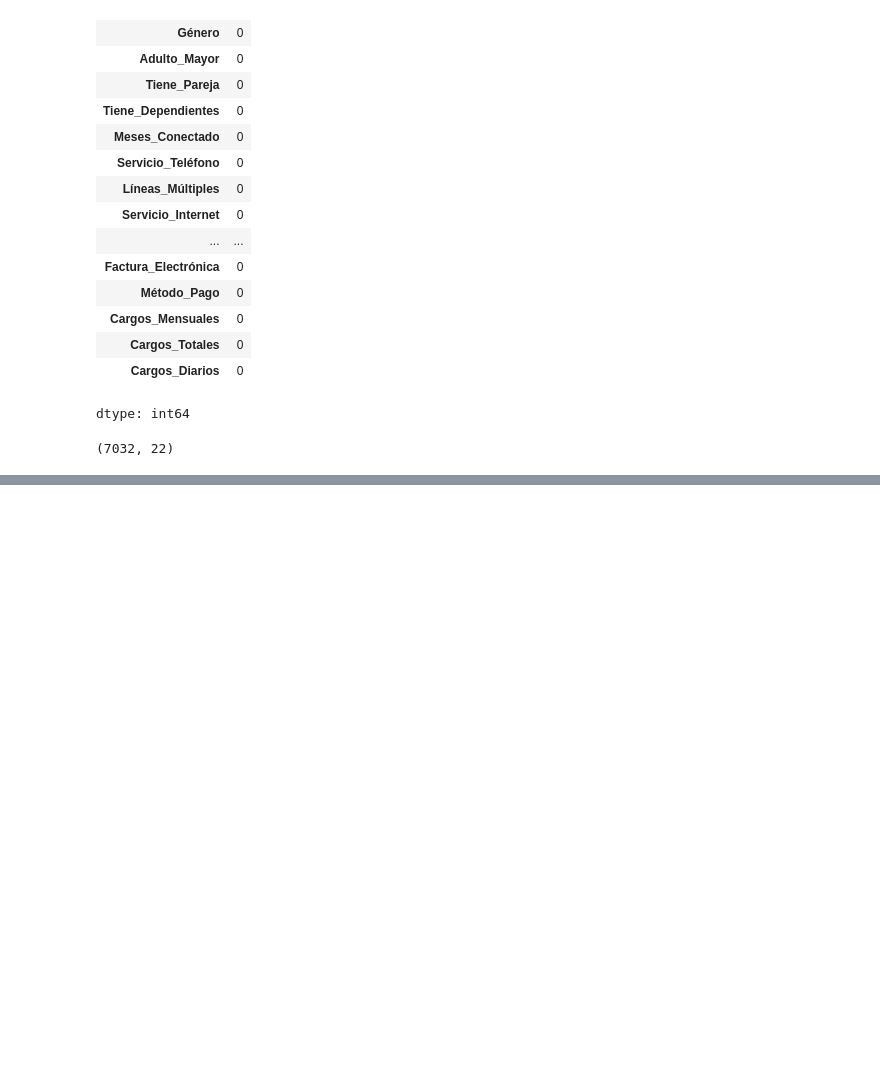
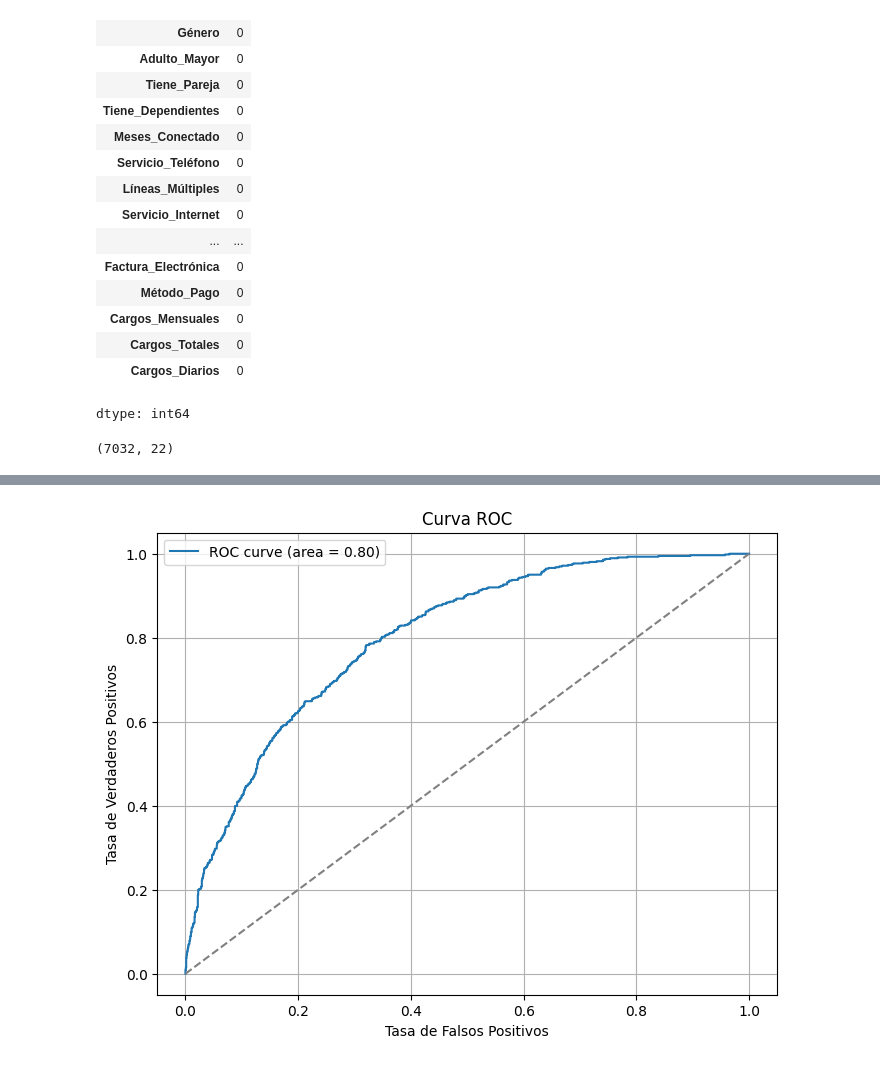
Before and after one commit to r2x4/challenge-final, a Jupyter notebook: challenge_final.ipynb, the cells around one changed output, grey strips where cells are left out. Drawn from its saved outputs; the diff is of its cells as text; code cells hidden in the pictures; blank space fills up the shorter version.

```diff
--- a/challenge_final.ipynb
+++ b/challenge_final.ipynb
@@ -103,0 +157,15 @@ datos.sample(4)
+# %%
+datos_ml = datos.copy()
+
+# 2. Eliminamos las columnas innecesarias
+columnas_a_eliminar = ['ID_Cliente', 'Cargos_Totales', 'Cargos_Diarios']
+datos_ml = datos_ml.drop(columns=columnas_a_eliminar)
+
+# 3. Separar la variable objetivo
+y = datos_ml['Cancelación']  # Target
+X = datos_ml.drop(columns=['Cancelación'])  # Variables predictoras
+
+# Verificamos
+print("Forma final de X:", X.shape)
+print("Variables en X:", X.columns.tolist())
+print("Variable objetivo y:", y.name)
@@ -103,0 +314,57 @@ datos.sample(4)
+# %%
+import pandas as pd
+from sklearn.model_selection import train_test_split
+from sklearn.metrics import classification_report, confusion_matrix, roc_auc_score, roc_curve
+from xgboost import XGBClassifier
+from imblearn.over_sampling import SMOTE
+import matplotlib.pyplot as plt
+
+# División de datos (30% test, 70% train, usualmente)
+X_train, X_test, y_train, y_test = train_test_split(X_encoded, y, test_size=0.3, random_state=42, stratify=y)
+
+# Aplicar SMOTE solo al conjunto de entrenamiento
+smote = SMOTE(random_state=42)
+X_train_bal, y_train_bal = smote.fit_resample(X_train, y_train)
+
+# Modelo XGBoost sin use_label_encoder para evitar warning
+modelo_xgb = XGBClassifier(
+    n_estimators=300,
+    max_depth=6,
+    learning_rate=0.1,
+    subsample=0.8,
+    colsample_bytree=0.8,
+    scale_pos_weight=1,
+    eval_metric='logloss',
+    random_state=42
+)
+
+modelo_xgb.fit(X_train_bal, y_train_bal)
+
+# Predicción de probabilidades
+y_probs = modelo_xgb.predict_proba(X_test)[:, 1]
+
+# Umbral ajustado manualmente (probabilidad > 0.45)
+umbral = 0.45
+y_pred = (y_probs > umbral).astype(int)
+
+# Evaluación
+conf_matrix = confusion_matrix(y_test, y_pred)
+report = classification_report(y_test, y_pred)
+roc_auc = roc_auc_score(y_test, y_probs)
+
+print("Matriz de Confusión:\n", conf_matrix)
+print("\nReporte de Clasificación:\n", report)
+print("ROC AUC:", roc_auc)
+
+# Curva ROC
+fpr, tpr, thresholds = roc_curve(y_test, y_probs)
+plt.figure(figsize=(8,6))
+plt.plot(fpr, tpr, label=f'ROC curve (area = {roc_auc:.2f})')
+plt.plot([0,1], [0,1], linestyle='--', color='gray')
+plt.xlabel('Tasa de Falsos Positivos')
+plt.ylabel('Tasa de Verdaderos Positivos')
+plt.title('Curva ROC')
+plt.legend()
+plt.grid(True)
+plt.show()
+# %% [output]
@@ -103,0 +386 @@ datos.sample(4)
+[figure, added]
```
Also changed, not shown: parts of 15 cells of this notebook.
